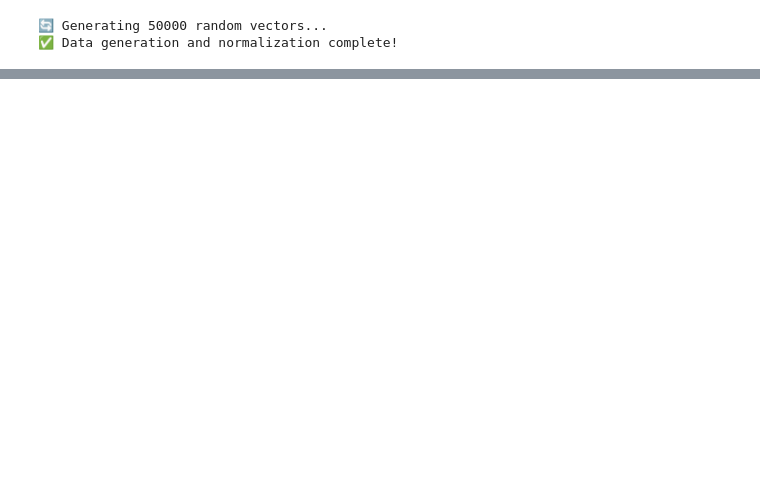
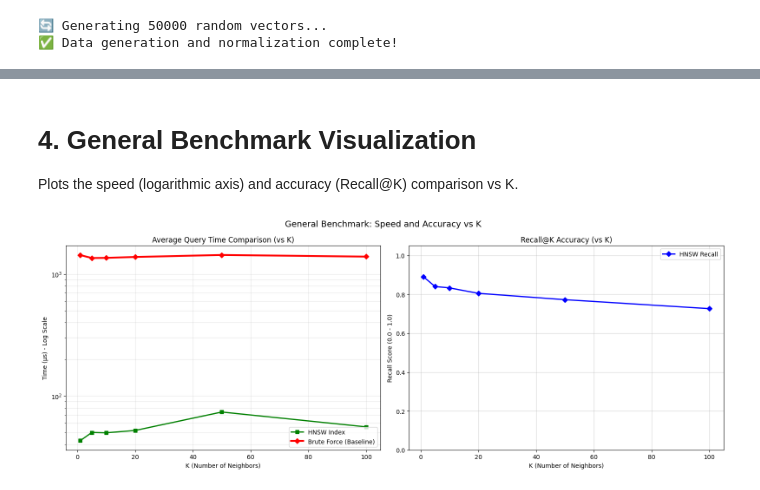
Before and after one commit to dsa-advanced-assignment-hnsw/hnsw, a Jupyter notebook: HNSW_vs_BruteForce_Analysis.ipynb, the cells around one changed output, grey strips where cells are left out. Saved outputs shown, nothing was run; the diff lists cells and outputs as text; code cells hidden in the pictures; blank space fills up the shorter version.

```diff
--- a/HNSW_vs_BruteForce_Analysis.ipynb
+++ b/HNSW_vs_BruteForce_Analysis.ipynb
@@ -167,0 +147,33 @@ K     | HNSW Time (µs)  | Recall
+# %% [markdown]
+# 4. General Benchmark Visualization
+
+Plots the speed (logarithmic axis) and accuracy (Recall@K) comparison vs K.
+# %%
+# --- PLOTTING: GENERAL BENCHMARK ---
+fig, (ax1, ax2) = plt.subplots(1, 2, figsize=(16, 6))
+
+# Plot 1: Time Comparison (Log Scale)
+ax1.plot(results_k['k'], results_k['hnsw_time'], 'g-s', label='HNSW Index', linewidth=2)
+# Brute Force is plotted as a calculated line
+ax1.plot(results_k['k'], results_k['bf_time'], 'r-D', label='Brute Force (Baseline)', linewidth=3)
+ax1.set_title('Average Query Time Comparison (vs K)')
+ax1.set_xlabel('K (Number of Neighbors)')
+ax1.set_ylabel('Time (µs) - Log Scale')
+ax1.set_yscale('log')
+ax1.grid(True, which="both", ls="-", alpha=0.3)
+ax1.legend()
+
+# Plot 2: Recall Accuracy
+ax2.plot(results_k['k'], results_k['recall'], 'b-D', label='HNSW Recall', linewidth=2)
+ax2.set_title('Recall@K Accuracy (vs K)')
+ax2.set_xlabel('K (Number of Neighbors)')
+ax2.set_ylabel('Recall Score (0.0 - 1.0)')
+ax2.set_ylim(0, 1.05)
+ax2.grid(True, alpha=0.5)
+ax2.legend()
+
+plt.suptitle("General Benchmark: Speed and Accuracy vs K", fontsize=14)
+plt.tight_layout()
+plt.show()
+# %% [output]
+[figure, added]
```
Also changed, not shown: parts of 13 cells of this notebook.
